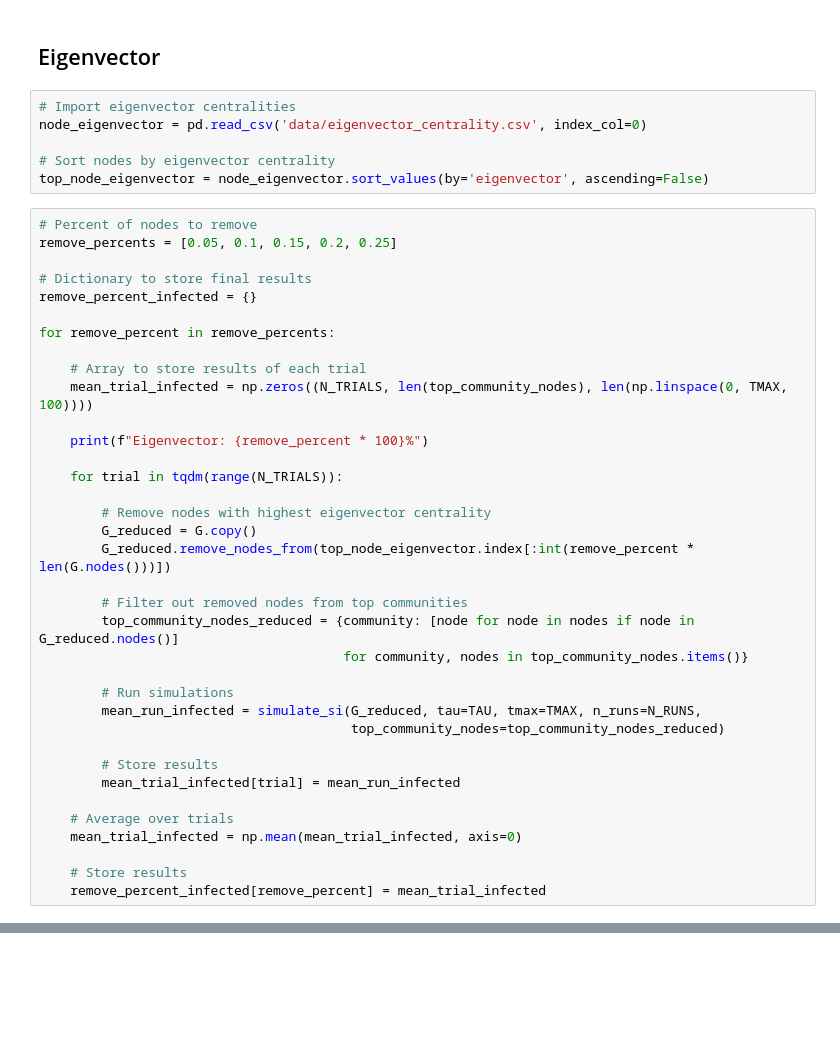
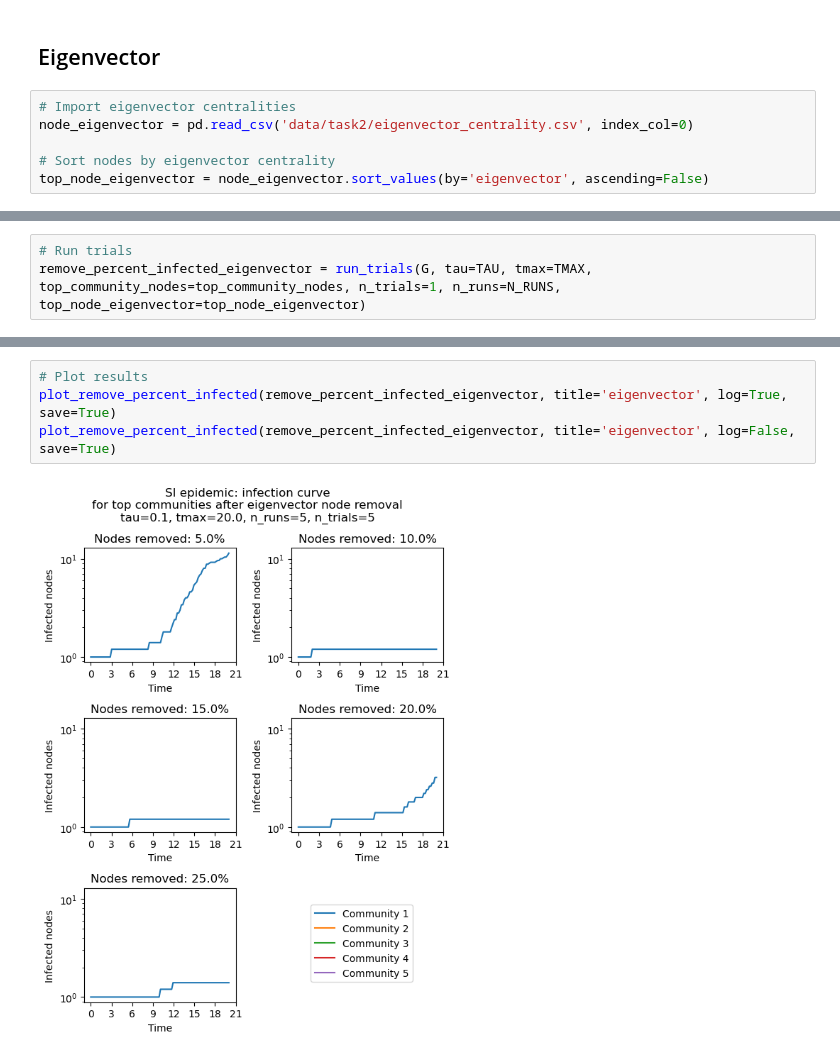
Before and after one commit to DMSN-P14/dmsn-groupproject, a Jupyter notebook: task4.ipynb, the cells around one changed output, grey strips where cells are left out. Saved outputs shown, nothing was run; the diff lists cells and outputs as text; blank space fills up the shorter version.

```diff
--- a/task4.ipynb
+++ b/task4.ipynb
@@ -135,43 +179,7 @@ plt.show()
 ## Eigenvector
 # %%
 # Import eigenvector centralities
-node_eigenvector = pd.read_csv('data/eigenvector_centrality.csv', index_col=0)
+node_eigenvector = pd.read_csv('data/task2/eigenvector_centrality.csv', index_col=0)
 
 # Sort nodes by eigenvector centrality
 top_node_eigenvector = node_eigenvector.sort_values(by='eigenvector', ascending=False)
-# %%
-# Percent of nodes to remove
-remove_percents = [0.05, 0.1, 0.15, 0.2, 0.25]
-
-# Dictionary to store final results
-remove_percent_infected = {}
-
-for remove_percent in remove_percents:
-
-    # Array to store results of each trial
-    mean_trial_infected = np.zeros((N_TRIALS, len(top_community_nodes), len(np.linspace(0, TMAX, 100))))
-
-    print(f"Eigenvector: {remove_percent * 100}%")
-
-    for trial in tqdm(range(N_TRIALS)):
-
-        # Remove nodes with highest eigenvector centrality
-        G_reduced = G.copy()
-        G_reduced.remove_nodes_from(top_node_eigenvector.index[:int(remove_percent * len(G.nodes()))])
-
-        # Filter out removed nodes from top communities
-        top_community_nodes_reduced = {community: [node for node in nodes if node in G_reduced.nodes()]
-                                       for community, nodes in top_community_nodes.items()}
-
-        # Run simulations
-        mean_run_infected = simulate_si(G_reduced, tau=TAU, tmax=TMAX, n_runs=N_RUNS,
-                                        top_community_nodes=top_community_nodes_reduced)
-
-        # Store results
-        mean_trial_infected[trial] = mean_run_infected
-
-    # Average over trials
-    mean_trial_infected = np.mean(mean_trial_infected, axis=0)
-
-    # Store results
-    remove_percent_infected[remove_percent] = mean_trial_infected
@@ -211,0 +186,3 @@ plt.show()
+# %%
+# Run trials
+remove_percent_infected_eigenvector = run_trials(G, tau=TAU, tmax=TMAX, top_community_nodes=top_community_nodes, n_trials=1, n_runs=N_RUNS, top_node_eigenvector=top_node_eigenvector)
@@ -211,0 +195,6 @@ plt.show()
+# %%
+# Plot results
+plot_remove_percent_infected(remove_percent_infected_eigenvector, title='eigenvector', log=True, save=True)
+plot_remove_percent_infected(remove_percent_infected_eigenvector, title='eigenvector', log=False, save=True)
+# %% [output]
+[figure, added]
```
Also changed, not shown: parts of 16 cells of this notebook, 47 other files.
